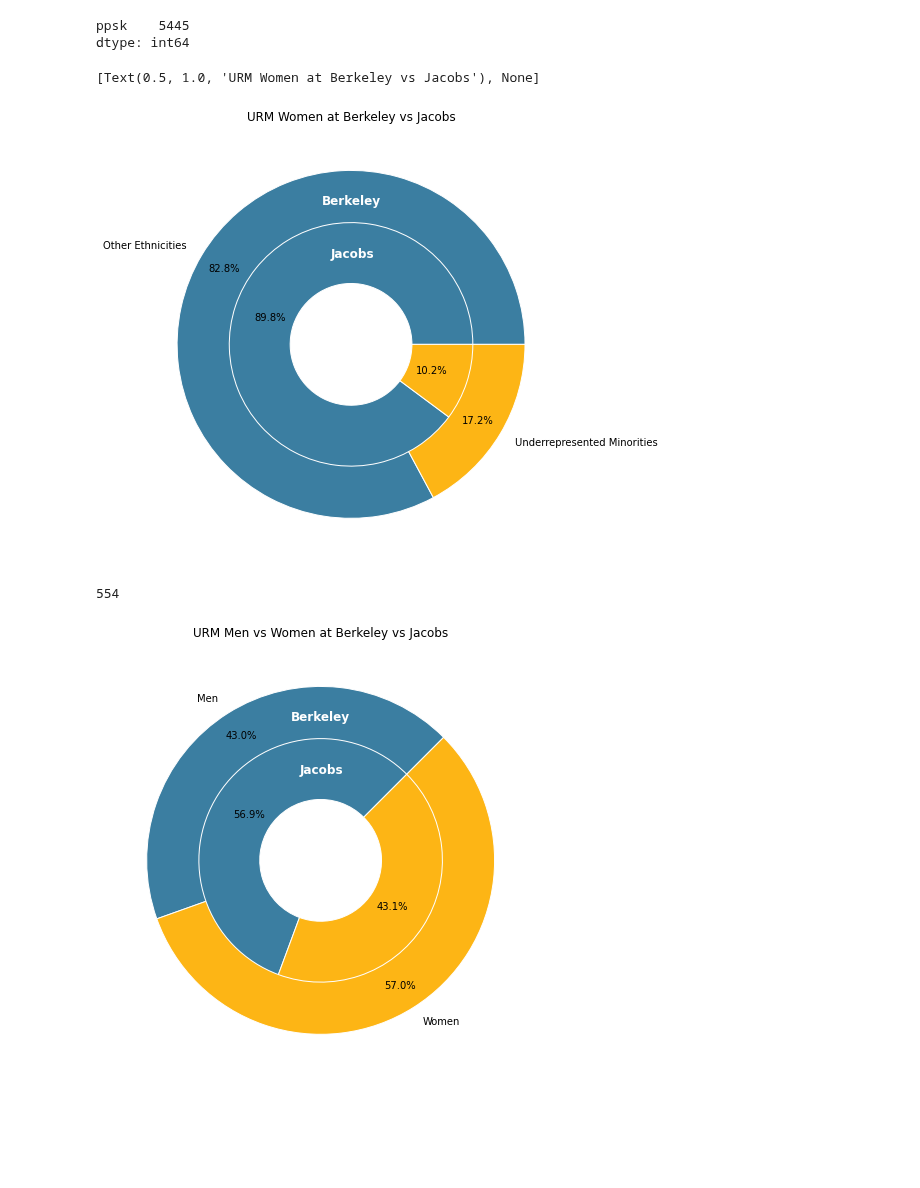
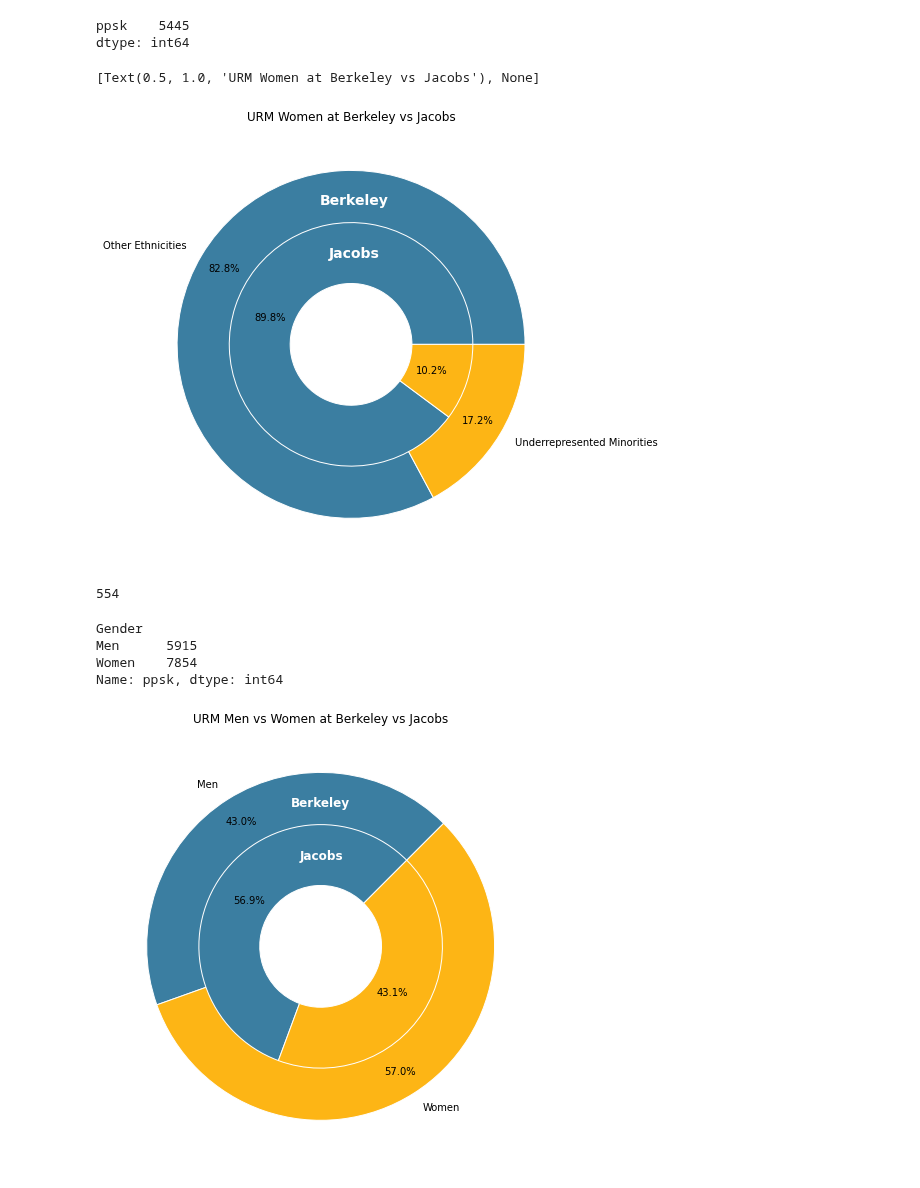
Before and after one commit to PaulDTP/Berkeley_Jacobs, a Jupyter notebook: urm_ls.ipynb, the cells around one changed output. Cells and saved outputs as stored; diff of their text form; code cells hidden in the pictures; blank space fills up the shorter version.

```diff
--- a/urm_ls.ipynb
+++ b/urm_ls.ipynb
@@ -189,28 +193,35 @@ dtype: int64
 # %%
 fig, ax = plt.subplots(figsize=(12,8))
 font = {'family': 'sans-serif',
         'color':  'white',
         'weight': 'bold',
-        'size': 12
+        'size': 14
         }
 size = 0.3
 ax.pie(urms_berk, radius=1, colors=blue_gold,
        wedgeprops=dict(width=.35, edgecolor='w'), labels=urms_berk.index, autopct="%.1f%%", pctdistance=0.85)
 
 ax.pie(urms_jacobs, radius=1-size, colors=blue_gold,
        wedgeprops=dict(width=.35, edgecolor='w'), autopct="%.1f%%", pctdistance=0.7)
-ax.text(-.12,.5,"Jacobs", fontdict=font)
-ax.text(-.17,.8,"Berkeley", fontdict=font)
+ax.text(-.13,.5,"Jacobs", fontdict=font)
+ax.text(-.18,.8,"Berkeley", fontdict=font)
 ax.set(aspect="equal", title='URM Women at Berkeley vs Jacobs')
 # %% [output]
 [Text(0.5, 1.0, 'URM Women at Berkeley vs Jacobs'), None]
-[figure, old version]
+[figure, new version]
 # %%
 women_jacobs = ethnicities.groupby(['Ethnicity','Gender']).count()[['ppsk']].loc['Underrepresented Minority'].reindex(['Male','Female']).rename(index={'Male':'Men', 'Female':'Women'})['ppsk']
 # %%
 women_jacobs.sum()
 # %% [output]
 554
+# %%
+urms_women
+# %% [output]
+Gender
+Men      5915
+Women    7854
+Name: ppsk, dtype: int64
 # %%
 fig, ax = plt.subplots(figsize=(12,8))
 font = {'family': 'sans-serif',
```
Also changed, not shown: parts of 3 cells of this notebook, 4 other files.
